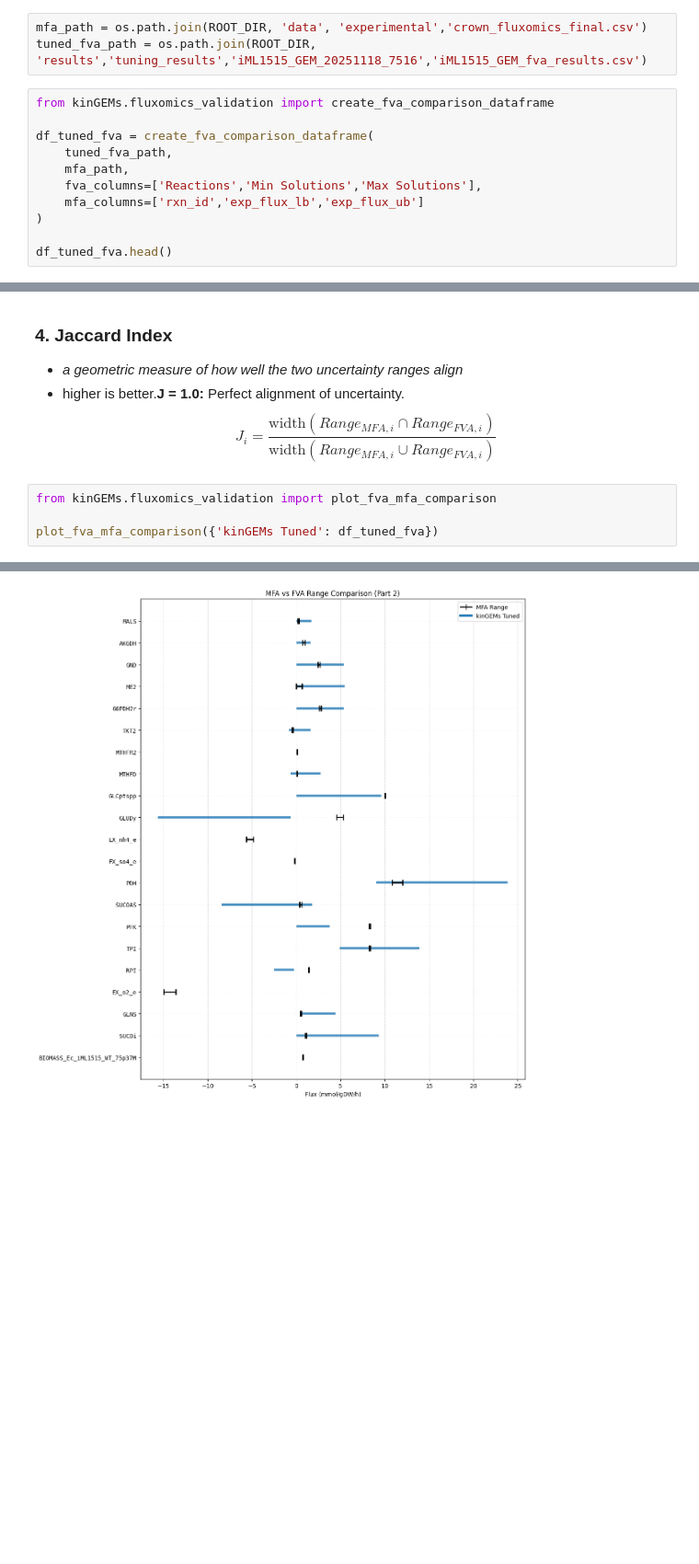
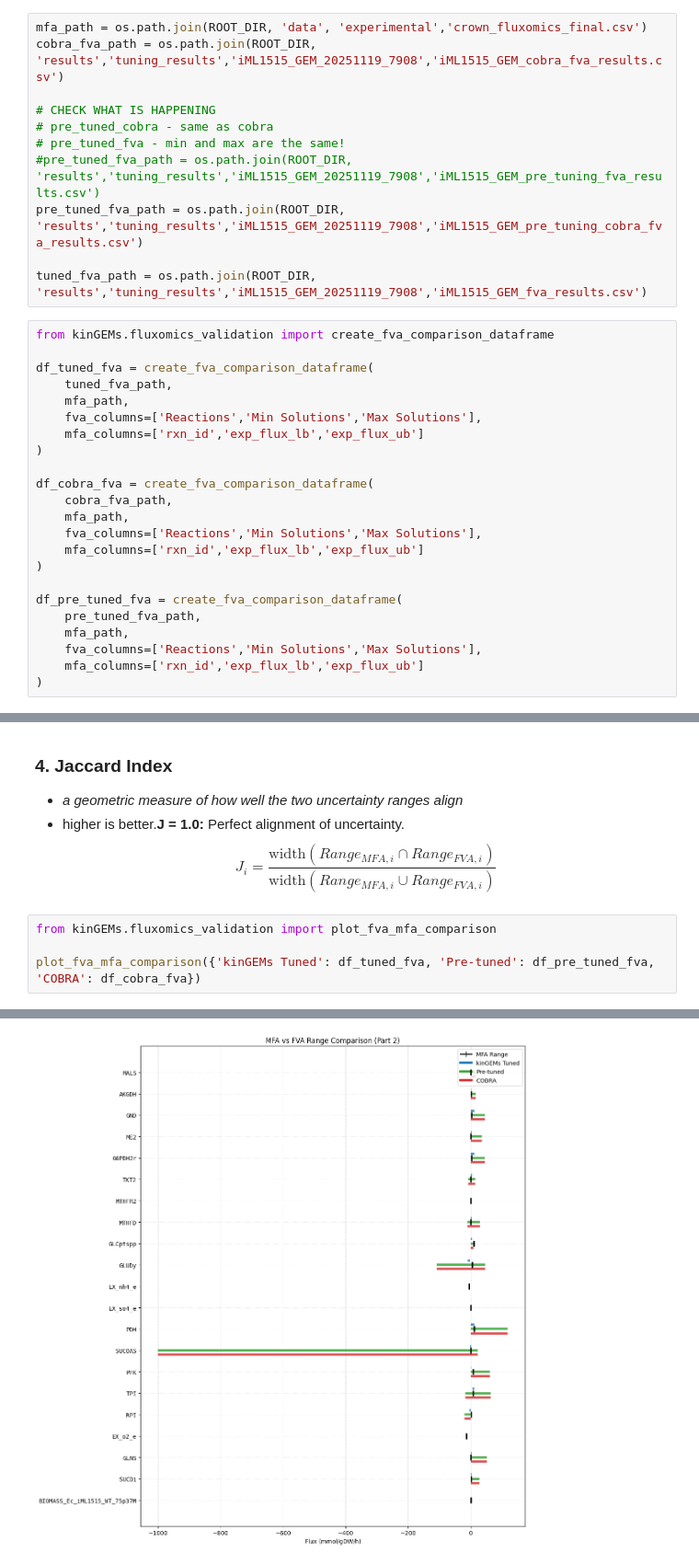
Before and after one commit to ranaabarghout/kinGEMs, a Jupyter notebook: notebooks/fluxomics_fva.ipynb, the cells around one changed output, grey strips where cells are left out. Shown at 92% size. Cells and saved outputs as stored; diff of their text form; blank space fills up the shorter version.

Commit message:
FVA+MFA range comparison

```diff
--- a/notebooks/fluxomics_fva.ipynb
+++ b/notebooks/fluxomics_fva.ipynb
@@ -20,6 +23,14 @@ if ROOT_DIR not in sys.path:
 # %%
 mfa_path = os.path.join(ROOT_DIR, 'data', 'experimental','crown_fluxomics_final.csv')
-tuned_fva_path = os.path.join(ROOT_DIR, 'results','tuning_results','iML1515_GEM_20251118_7516','iML1515_GEM_fva_results.csv')
+cobra_fva_path = os.path.join(ROOT_DIR, 'results','tuning_results','iML1515_GEM_20251119_7908','iML1515_GEM_cobra_fva_results.csv')
+
+# CHECK WHAT IS HAPPENING
+# pre_tuned_cobra - same as cobra
+# pre_tuned_fva - min and max are the same!
+#pre_tuned_fva_path = os.path.join(ROOT_DIR, 'results','tuning_results','iML1515_GEM_20251119_7908','iML1515_GEM_pre_tuning_fva_results.csv')
+pre_tuned_fva_path = os.path.join(ROOT_DIR, 'results','tuning_results','iML1515_GEM_20251119_7908','iML1515_GEM_pre_tuning_cobra_fva_results.csv')
+
+tuned_fva_path = os.path.join(ROOT_DIR, 'results','tuning_results','iML1515_GEM_20251119_7908','iML1515_GEM_fva_results.csv')
 # %%
 from kinGEMs.fluxomics_validation import create_fva_comparison_dataframe
 
@@ -30,5 +41,17 @@ df_tuned_fva = create_fva_comparison_dataframe(
     mfa_columns=['rxn_id','exp_flux_lb','exp_flux_ub']
 )
 
-df_tuned_fva.head()
+df_cobra_fva = create_fva_comparison_dataframe(
+    cobra_fva_path,
+    mfa_path,
+    fva_columns=['Reactions','Min Solutions','Max Solutions'],
+    mfa_columns=['rxn_id','exp_flux_lb','exp_flux_ub']
+)
+
+df_pre_tuned_fva = create_fva_comparison_dataframe(
+    pre_tuned_fva_path,
+    mfa_path,
+    fva_columns=['Reactions','Min Solutions','Max Solutions'],
+    mfa_columns=['rxn_id','exp_flux_lb','exp_flux_ub']
+)
 # %% [output]
@@ -98,6 +139,6 @@ $$J_i = \frac{\text{width}(Range_{MFA,i} \cap Range_{FVA,i})}{\text{width}(Range
 # %%
 from kinGEMs.fluxomics_validation import plot_fva_mfa_comparison
 
-plot_fva_mfa_comparison({'kinGEMs Tuned': df_tuned_fva})
+plot_fva_mfa_comparison({'kinGEMs Tuned': df_tuned_fva, 'Pre-tuned': df_pre_tuned_fva, 'COBRA': df_cobra_fva})
 # %% [output]
 Splitting visualization into 2 plots for readability.
@@ -105 +146 @@ Splitting visualization into 2 plots for readability.
-[figure, old version]
+[figure, new version]
```
Also changed, not shown: parts of 4 cells of this notebook, 6 other files.
